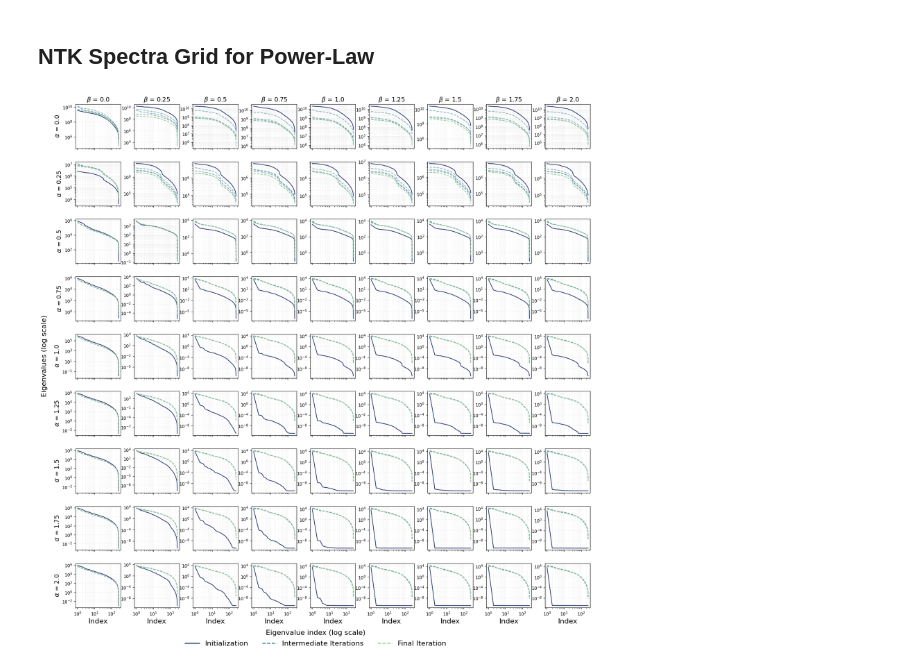
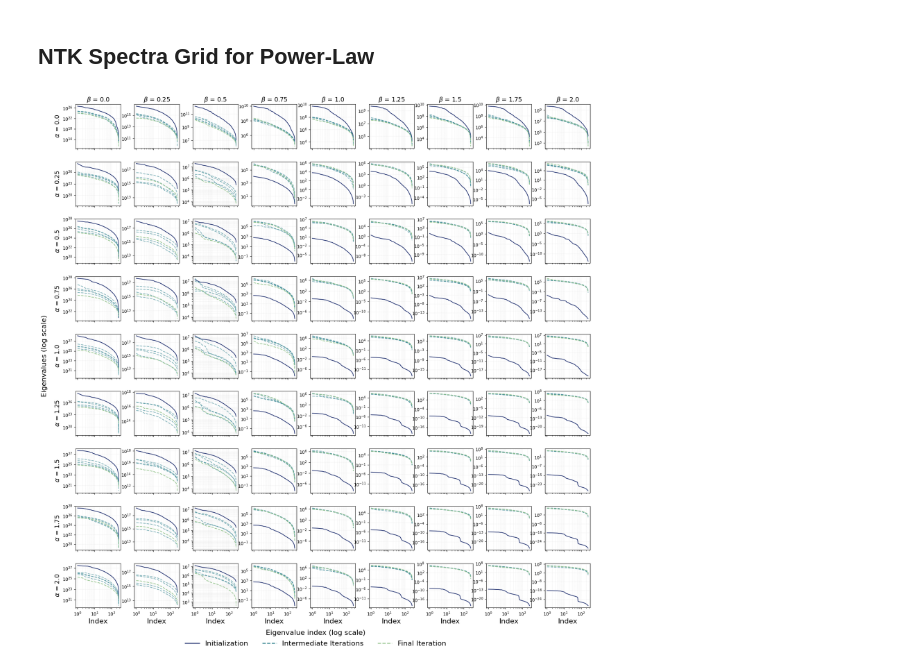
Before and after one commit to srigas/KAN_Initialization_Schemes, a Jupyter notebook: 8. Supplementary Plots.ipynb, the cells around one changed output. Cells and saved outputs as stored; diff of their text form; code cells hidden in the pictures.

Commit message:
Final NTK plots

```diff
--- a/8. Supplementary Plots.ipynb
+++ b/8. Supplementary Plots.ipynb
@@ -859,6 +859,6 @@ def plot_ntk_power_grid(results, pows, plots_dir, func_key="function"):
 
     plt.show()
 # %%
-plot_ntk_power_grid(results, pows, plots_dir, func_key="function")
+plot_ntk_power_grid(results, pows, plots_dir, func_key="pde")
 # %% [output]
-[figure, old version]
+[figure, new version]
```
Also changed, not shown: parts of 3 cells of this notebook, 2 other files.
